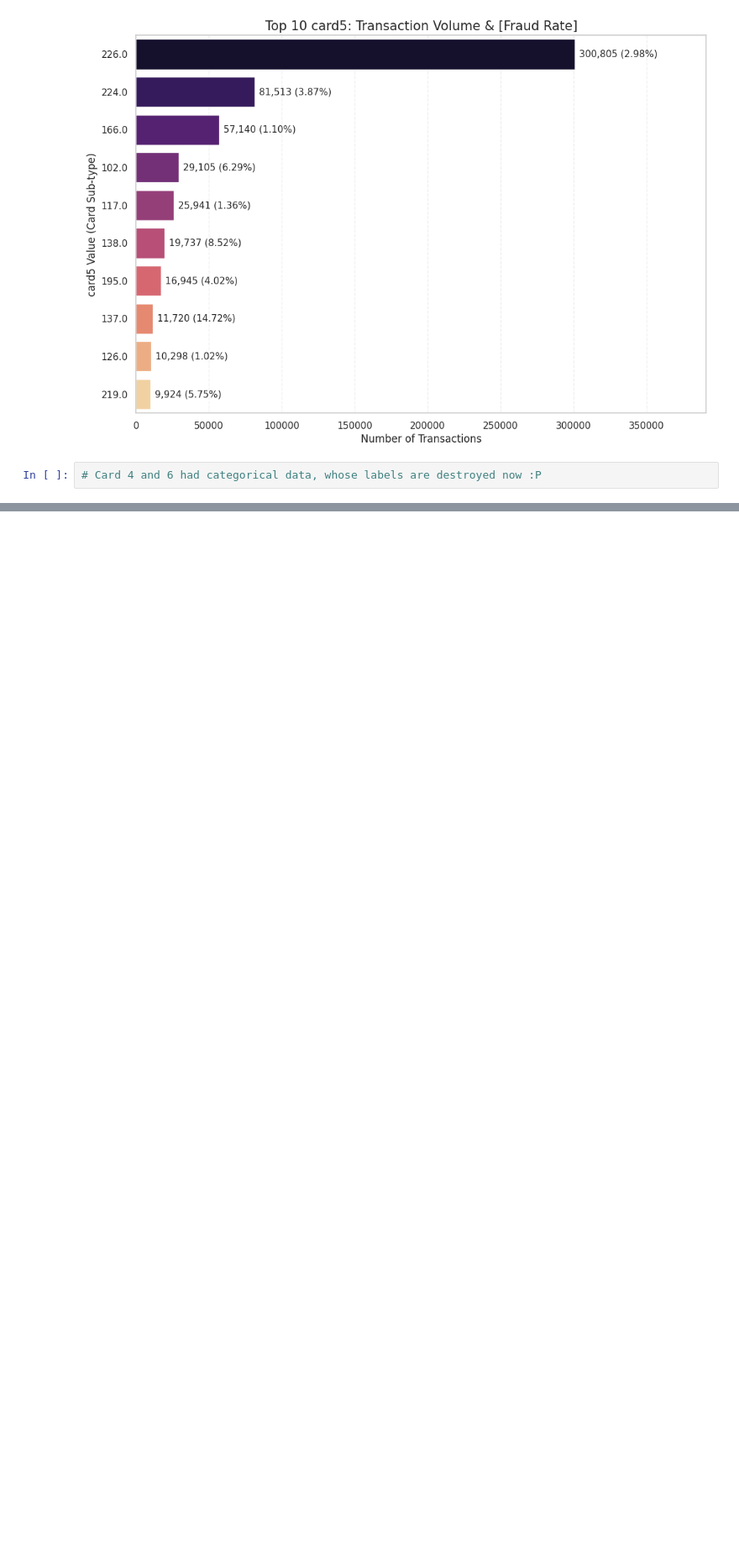
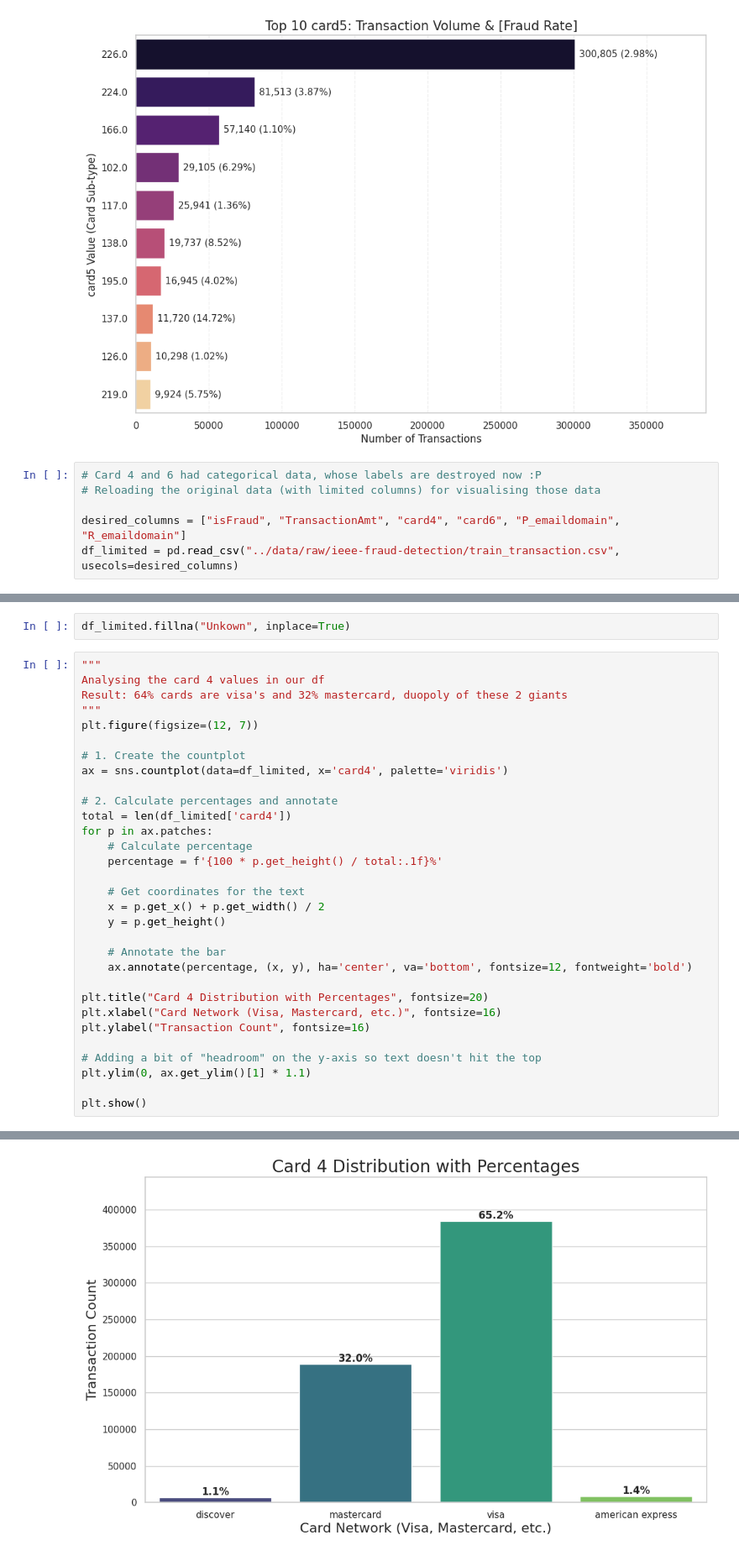
Before and after one commit to VaradBhagwat5/FedAudit, a Jupyter notebook: notebooks/data_visualisation.ipynb, the cells around one changed output, grey strips where cells are left out. Shown at 84% size. Cells and saved outputs as stored; diff of their text form; blank space fills up the shorter version.

```diff
--- a/notebooks/data_visualisation.ipynb
+++ b/notebooks/data_visualisation.ipynb
@@ -336,3 +337,7 @@ plt.show()
 [figure]
 # %%
 # Card 4 and 6 had categorical data, whose labels are destroyed now :P
+# Reloading the original data (with limited columns) for visualising those data
+
+desired_columns = ["isFraud", "TransactionAmt", "card4", "card6", "P_emaildomain", "R_emaildomain"]
+df_limited = pd.read_csv("../data/raw/ieee-fraud-detection/train_transaction.csv", usecols=desired_columns)
@@ -338,0 +354,34 @@ plt.show()
+# %%
+df_limited.fillna("Unkown", inplace=True)
+# %%
+"""
+Analysing the card 4 values in our df
+Result: 64% cards are visa's and 32% mastercard, duopoly of these 2 giants
+"""
+plt.figure(figsize=(12, 7))
+
+# 1. Create the countplot
+ax = sns.countplot(data=df_limited, x='card4', palette='viridis')
+
+# 2. Calculate percentages and annotate
+total = len(df_limited['card4'])
+for p in ax.patches:
+    # Calculate percentage
+    percentage = f'{100 * p.get_height() / total:.1f}%'
+
+    # Get coordinates for the text
+    x = p.get_x() + p.get_width() / 2
+    y = p.get_height()
+
+    # Annotate the bar
+    ax.annotate(percentage, (x, y), ha='center', va='bottom', fontsize=12, fontweight='bold')
+
+plt.title("Card 4 Distribution with Percentages", fontsize=20)
+plt.xlabel("Card Network (Visa, Mastercard, etc.)", fontsize=16)
+plt.ylabel("Transaction Count", fontsize=16)
+
+# Adding a bit of "headroom" on the y-axis so text doesn't hit the top
+plt.ylim(0, ax.get_ylim()[1] * 1.1)
+
+plt.show()
+# %% [output]
@@ -338,0 +391 @@ plt.show()
+[figure, added]
```
Also changed, not shown: parts of 11 cells of this notebook.
